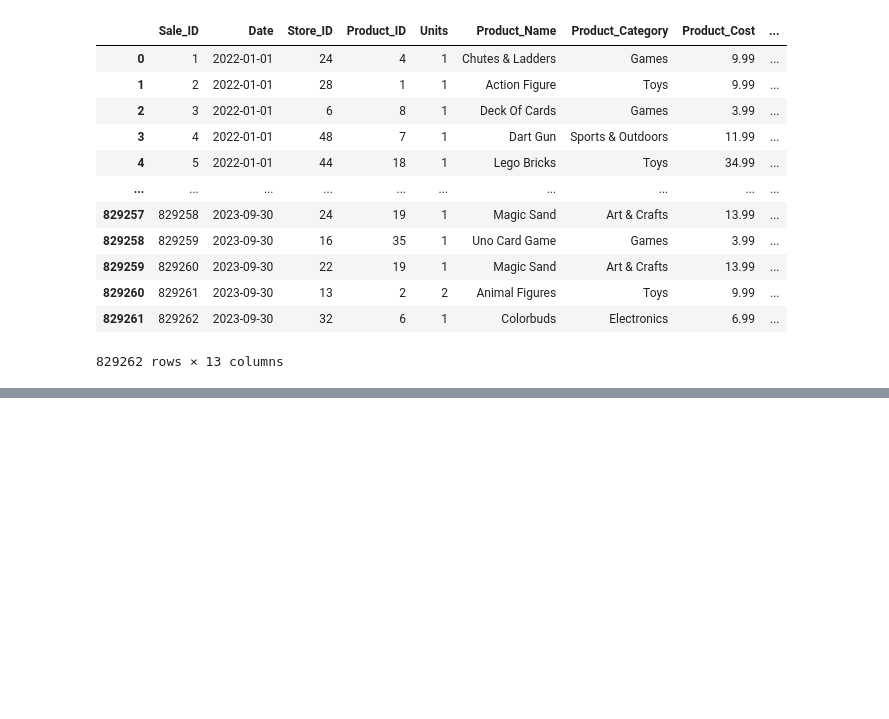
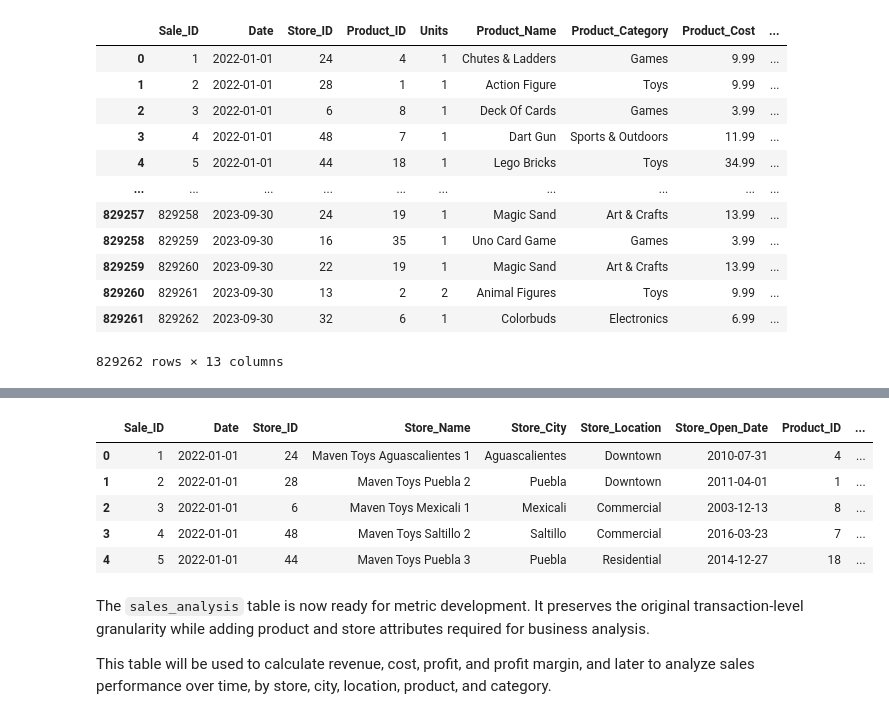
Before and after one commit to DFCR1411/retail_sales_inventory_analysis, a Jupyter notebook: notebooks/01-dfcr-retail-sales-inventory-eda.ipynb, the cells around one changed output, grey strips where cells are left out. Cells and saved outputs as stored; diff of their text form; code cells hidden in the pictures; blank space fills up the shorter version.

Commit message:
Added data prep and metric dev section.

```diff
--- a/notebooks/01-dfcr-retail-sales-inventory-eda.ipynb
+++ b/notebooks/01-dfcr-retail-sales-inventory-eda.ipynb
@@ -427,3 +450,3 @@ Overall, the dataset appears reliable for sales, product, store, and inventory a
 # %%
-sales = fct_sales.merge(dim_products, on="Product_ID", how="left")\
+sales_analysis = fct_sales.merge(dim_products, on="Product_ID", how="left")\
                  .merge(dim_stores, on="Store_ID", how="left")
@@ -450,0 +560,31 @@ sales
+# %%
+sales_analysis = sales_analysis[
+    [
+        "Sale_ID",
+        "Date",
+        "Store_ID",
+        "Store_Name",
+        "Store_City",
+        "Store_Location",
+        "Store_Open_Date",
+        "Product_ID",
+        "Product_Name",
+        "Product_Category",
+        "Product_Cost",
+        "Product_Price",
+        "Units"
+    ]
+]
+
+sales_analysis.head()
+# %% [output]
+|  | Sale_ID | Date | Store_ID | Store_Name | Store_City | Store_Location | Store_Open_Date | Product_ID | ... |
+| 0 | 1 | 2022-01-01 | 24 | Maven Toys Aguascalientes 1 | Aguascalientes | Downtown | 2010-07-31 | 4 | ... |
+| 1 | 2 | 2022-01-01 | 28 | Maven Toys Puebla 2 | Puebla | Downtown | 2011-04-01 | 1 | ... |
+| 2 | 3 | 2022-01-01 | 6 | Maven Toys Mexicali 1 | Mexicali | Commercial | 2003-12-13 | 8 | ... |
+| 3 | 4 | 2022-01-01 | 48 | Maven Toys Saltillo 2 | Saltillo | Commercial | 2016-03-23 | 7 | ... |
+| 4 | 5 | 2022-01-01 | 44 | Maven Toys Puebla 3 | Puebla | Residential | 2014-12-27 | 18 | ... |
+# %% [markdown]
+The `sales_analysis` table is now ready for metric development. It preserves the original transaction-level granularity while adding product and store attributes required for business analysis.
+
+This table will be used to calculate revenue, cost, profit, and profit margin, and later to analyze sales performance over time, by store, city, location, product, and category.
```
Also changed, not shown: parts of 66 cells of this notebook.
